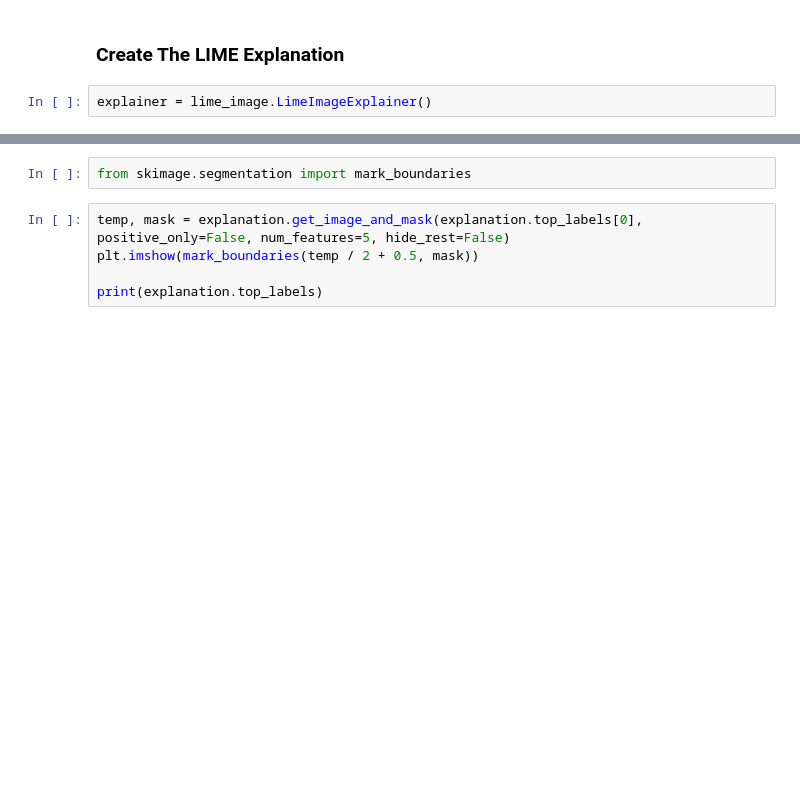
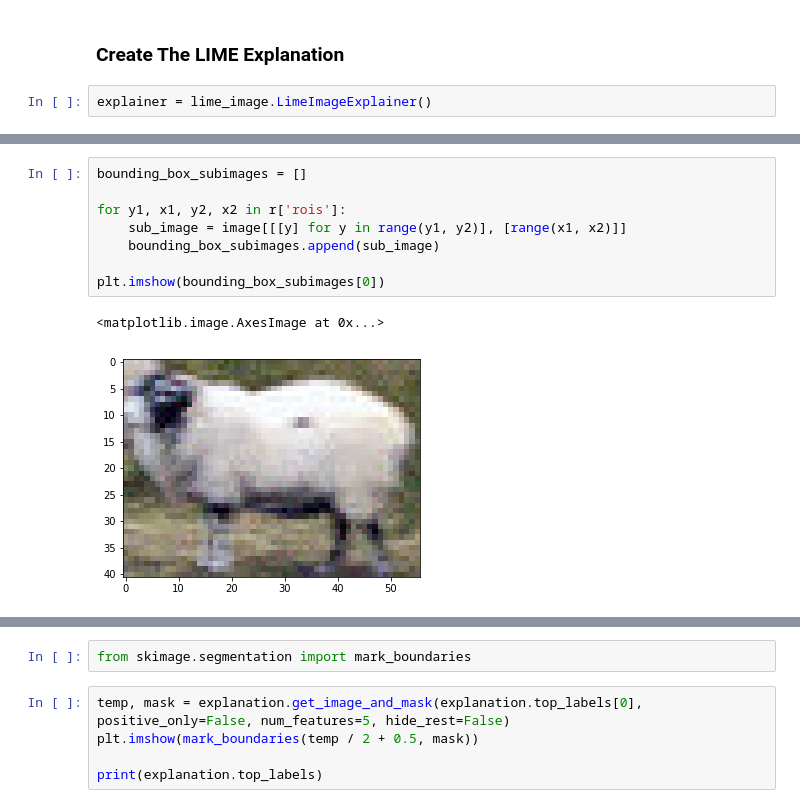
Before and after one commit to michaeltu1/Mask_RCNN, a Jupyter notebook: samples/lime_mask_rcnn.ipynb, the cells around one changed output, grey strips where cells are left out. Cells and saved outputs as stored; diff of their text form; blank space fills up the shorter version.

```diff
--- a/samples/lime_mask_rcnn.ipynb
+++ b/samples/lime_mask_rcnn.ipynb
@@ -192,0 +229,11 @@ IndexError: too many indices for array
+# %%
+bounding_box_subimages = []
+
+for y1, x1, y2, x2 in r['rois']:
+    sub_image = image[[[y] for y in range(y1, y2)], [range(x1, x2)]]
+    bounding_box_subimages.append(sub_image)
+
+plt.imshow(bounding_box_subimages[0])
+# %% [output]
+<matplotlib.image.AxesImage at 0x...>
+[figure, added]
```
Also changed, not shown: parts of 8 cells of this notebook, 5 other files.
